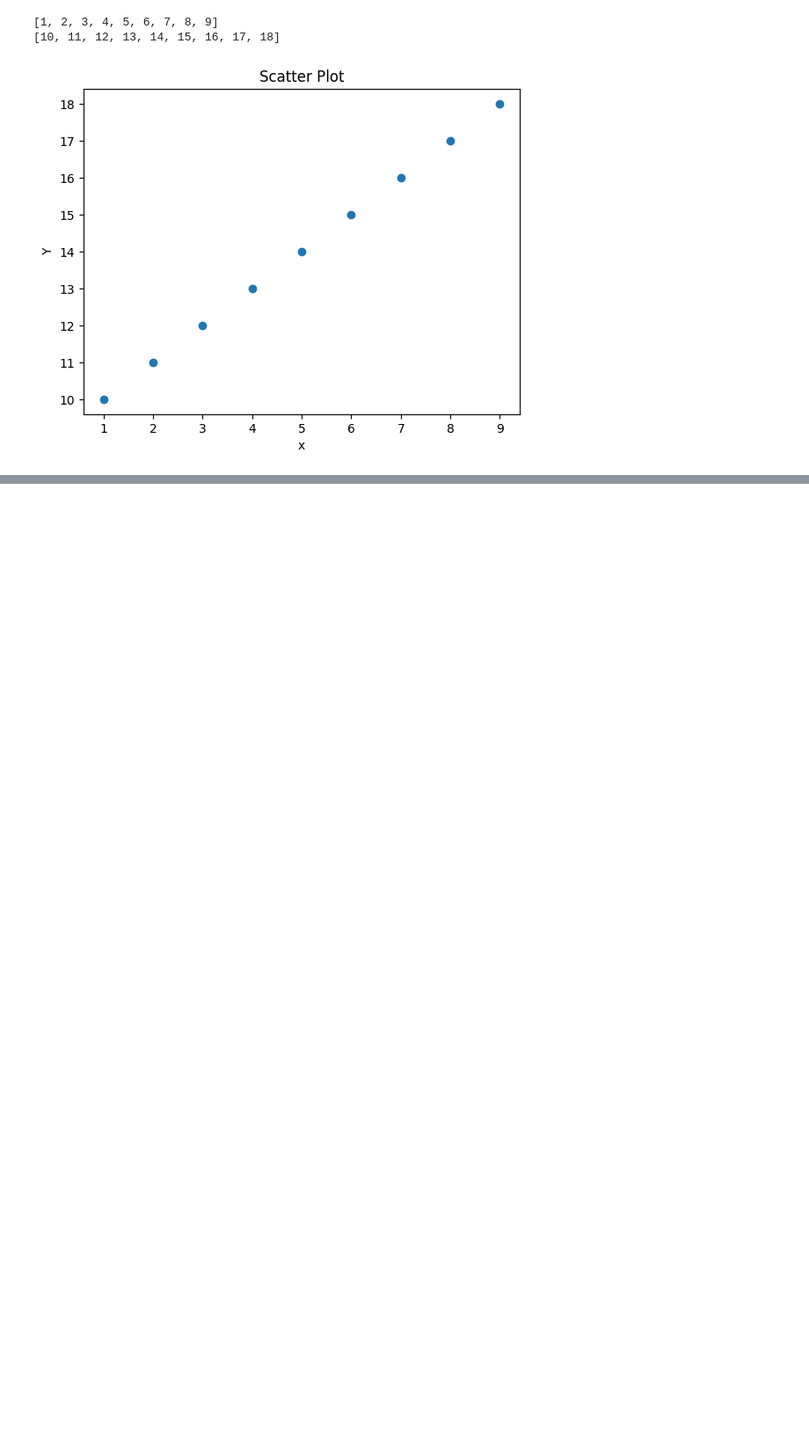
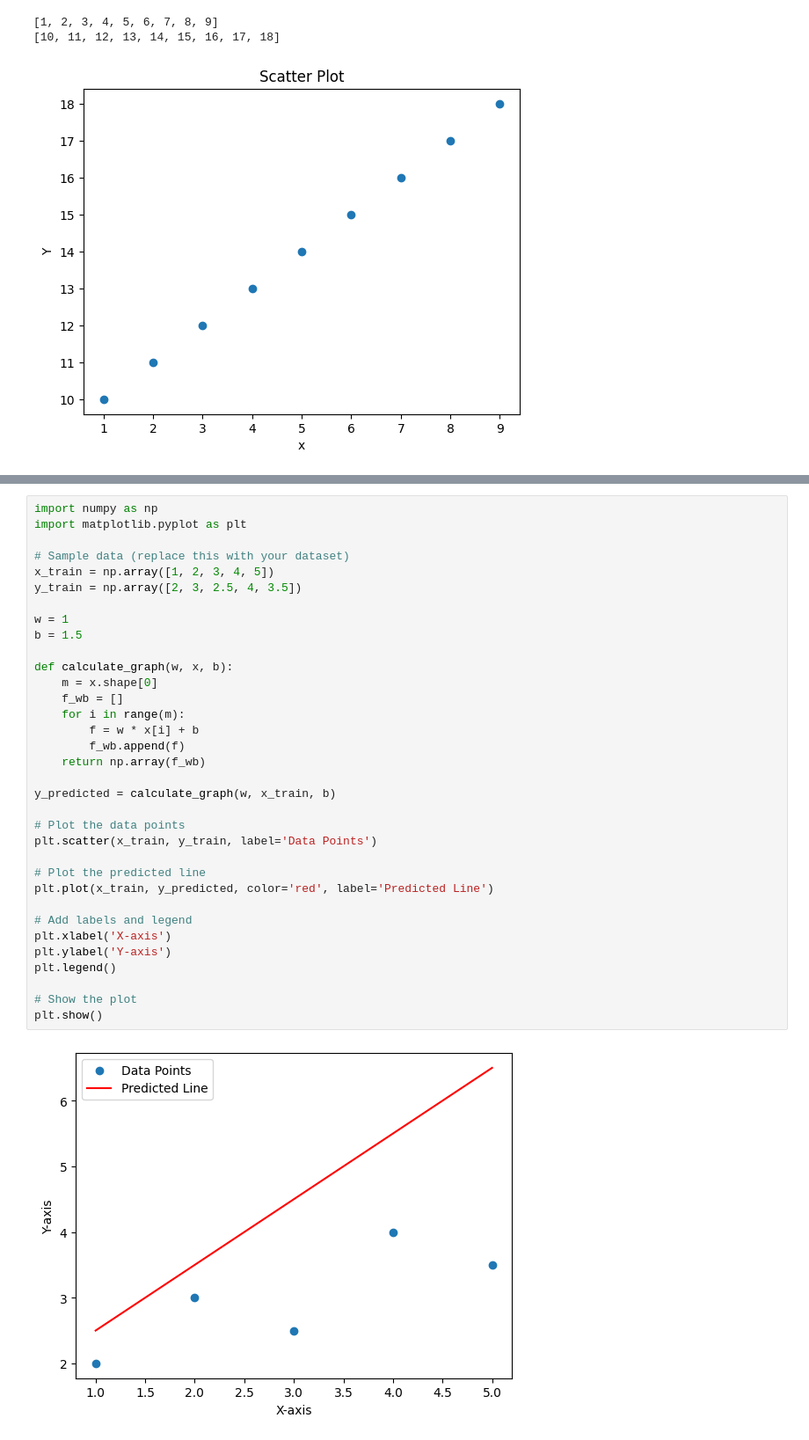
Before and after one commit to Mangal-Das/Matplotlib, a Jupyter notebook: introduction/quick_start.ipynb, the cells around one changed output, grey strips where cells are left out. Shown: that part at 88% size. Drawn from its saved outputs; the diff is of its cells as text; blank space fills up the shorter version.

```diff
--- a/introduction/quick_start.ipynb
+++ b/introduction/quick_start.ipynb
@@ -57,0 +101,36 @@ print(y)
+# %%
+import numpy as np
+import matplotlib.pyplot as plt
+
+# Sample data (replace this with your dataset)
+x_train = np.array([1, 2, 3, 4, 5])
+y_train = np.array([2, 3, 2.5, 4, 3.5])
+
+w = 1
+b = 1.5
+
+def calculate_graph(w, x, b):
+    m = x.shape[0]
+    f_wb = []
+    for i in range(m):
+        f = w * x[i] + b
+        f_wb.append(f)
+    return np.array(f_wb)
+
+y_predicted = calculate_graph(w, x_train, b)
+
+# Plot the data points
+plt.scatter(x_train, y_train, label='Data Points')
+
+# Plot the predicted line
+plt.plot(x_train, y_predicted, color='red', label='Predicted Line')
+
+# Add labels and legend
+plt.xlabel('X-axis')
+plt.ylabel('Y-axis')
+plt.legend()
+
+# Show the plot
+plt.show()
+# %% [output]
+[figure, added]
```
Also changed, not shown: parts of 8 cells of this notebook, 1 other file.
